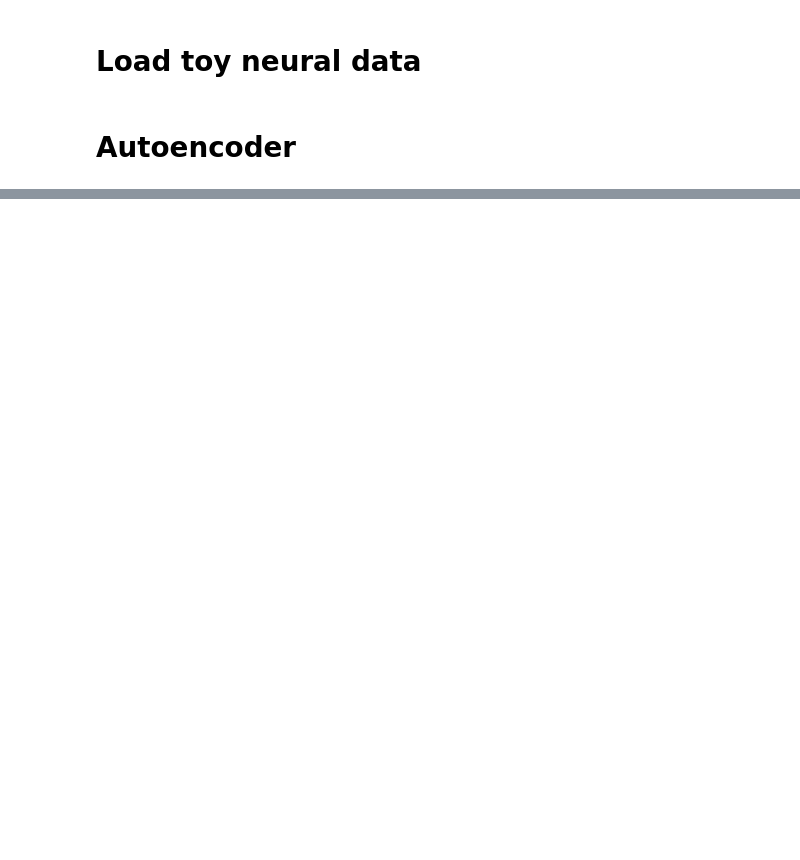
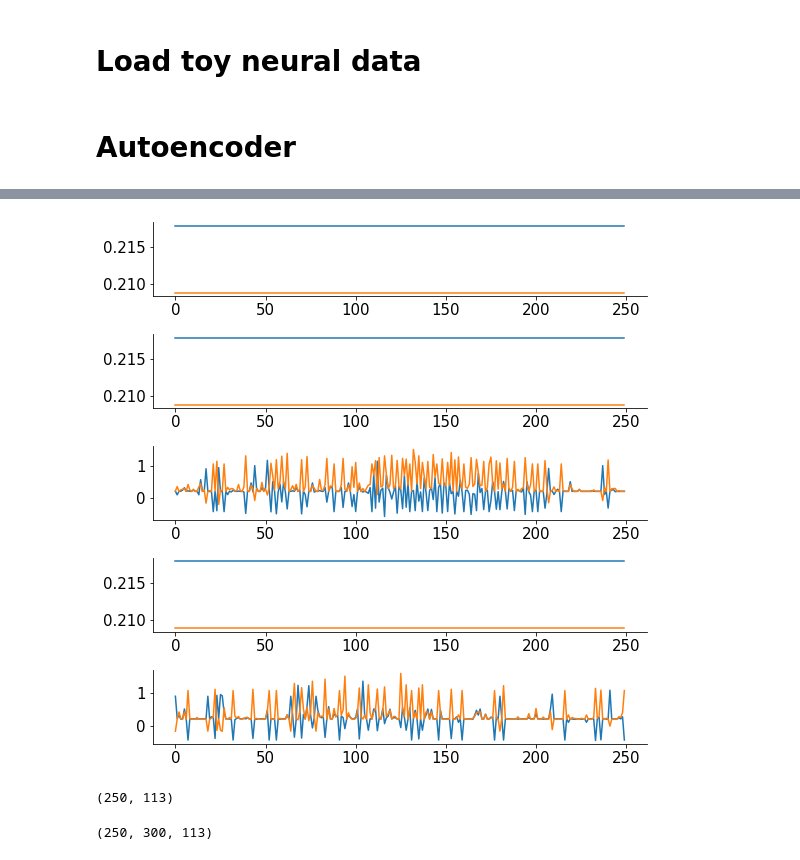
Before and after one commit to wanyuL/ReinforcementRats2021, a Jupyter notebook: ReinforcementRats_JupyterNotebook.ipynb, the cells around one changed output, grey strips where cells are left out. Drawn from its saved outputs; the diff is of its cells as text; code cells hidden in the pictures; blank space fills up the shorter version.

```diff
--- a/ReinforcementRats_JupyterNotebook.ipynb
+++ b/ReinforcementRats_JupyterNotebook.ipynb
@@ -455,0 +520,20 @@ plt.plot(plot_testxN)
+# %%
+fig, axs = plt.subplots(5, figsize=(8, 8))
+fig.suptitle('')
+
+for i in range(5):
+    pltTestXN=ShuffledCori_MOs[:,i,:]
+    pltTestXN=torch.tensor(pltTestXN).float()
+    plot_testxN=vae.encode(pltTestXN).detach().numpy()
+
+    axs[i].plot(plot_testxN)
+# %% [output]
+[figure, added]
+# %%
+plot_testxN.shape
+# %% [output]
+(250, 113)
+# %%
+ShuffledCori_MOs.shape
+# %% [output]
+(250, 300, 113)
```
Also changed, not shown: parts of 25 cells of this notebook.
